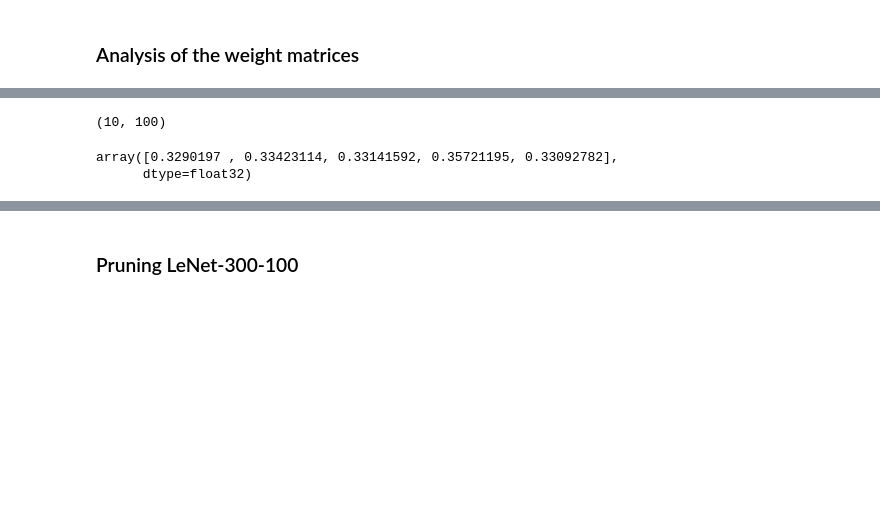
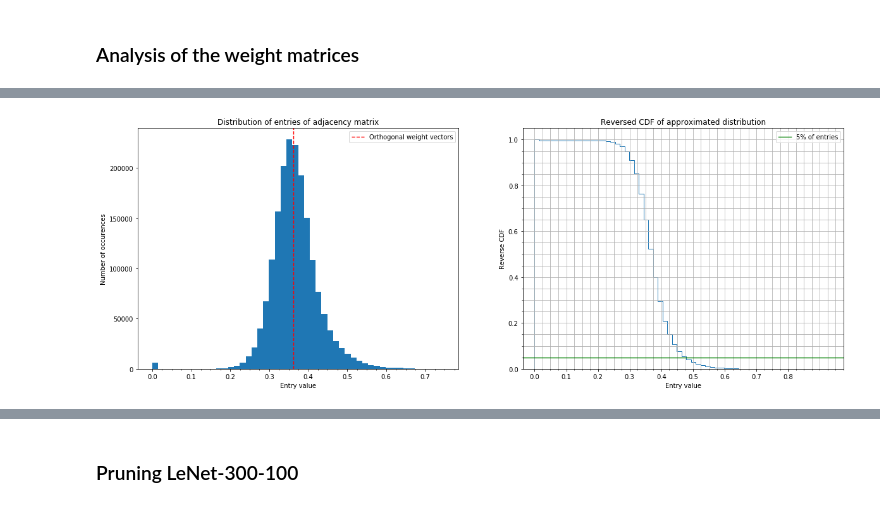
Before and after one commit to jheitmann/Neural-net-pruning, a Jupyter notebook: frame_potential.ipynb, the cells around one changed output, grey strips where cells are left out. Drawn from its saved outputs; the diff is of its cells as text; code cells hidden in the pictures; blank space fills up the shorter version.

Commit message:
Weight analysis and plots

```diff
--- a/frame_potential.ipynb
+++ b/frame_potential.ipynb
@@ -240,10 +239,7 @@ ax3.set(xlabel='epoch', ylabel='FP')
 # %%
 from snapshots import Snapshots
 # %%
-dir_name = "out/models/LeNet_300_100_16-10-2019_10:52:02"
-epochs = list(range(10))
+dir_name = "out/models/LeNet_300_100_21-10-2019_15:25:45"
+epochs = list(range(20))
 model_class = LeNet_300_100
-s = Snapshots(dir_name, epochs, model_class)
+s = Snapshots(dir_name, epochs, model_class, bias=False)
-# %%
-inner_products = s.compute_ips('fc2').numpy()
-inner_products.shape
@@ -256,4 +245,0 @@ weights = np.exp(-ips_mod**2 / (kernel_width**2))
-# %%
-for time in range(inner_products.shape[0]):
-    for i in range(inner_products.shape[1]):
-        weights[time, i, i] = 0.
@@ -266,7 +245,0 @@ plt.show()
-# %%
-weights[weights < 0.65] = 0.
-# %%
-weight_norms = s.compute_weight_norms('fc2').numpy()
-weight_norms.shape
-# %% [output]
-(10, 100)
@@ -275,5 +245,0 @@ weight_norms = weight_norms ** 2
-# %%
-weight_norms[0][:5]
-# %% [output]
-array([0.3290197 , 0.33423114, 0.33141592, 0.35721195, 0.33092782],
-      dtype=float32)
@@ -279,0 +288,6 @@ array([0.3290197 , 0.33423114, 0.33141592, 0.35721195, 0.33092782],
+# %%
+layer = "fc1"
+weights = weight_dist(dir_name, epochs, model_class, False, layer)
+weight_norms = s.compute_weight_norms(layer).numpy()
+# %% [output]
+[figure, added]
```
Also changed, not shown: parts of 49 cells of this notebook, 4 other files.
